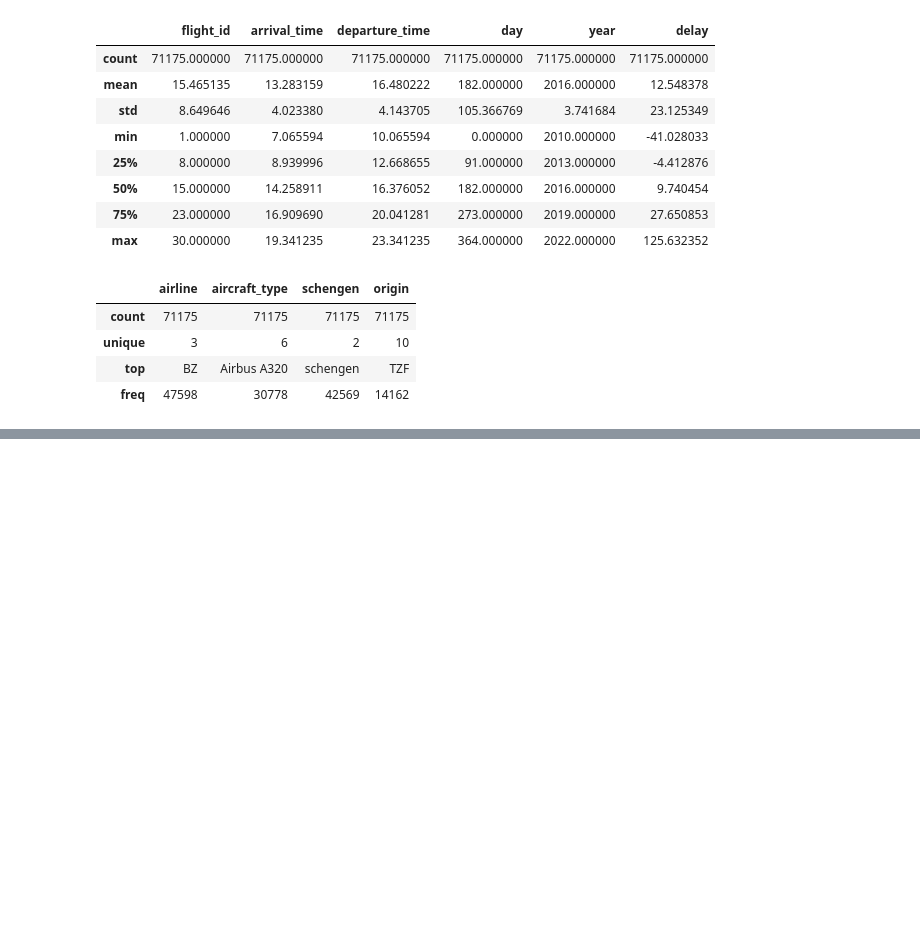
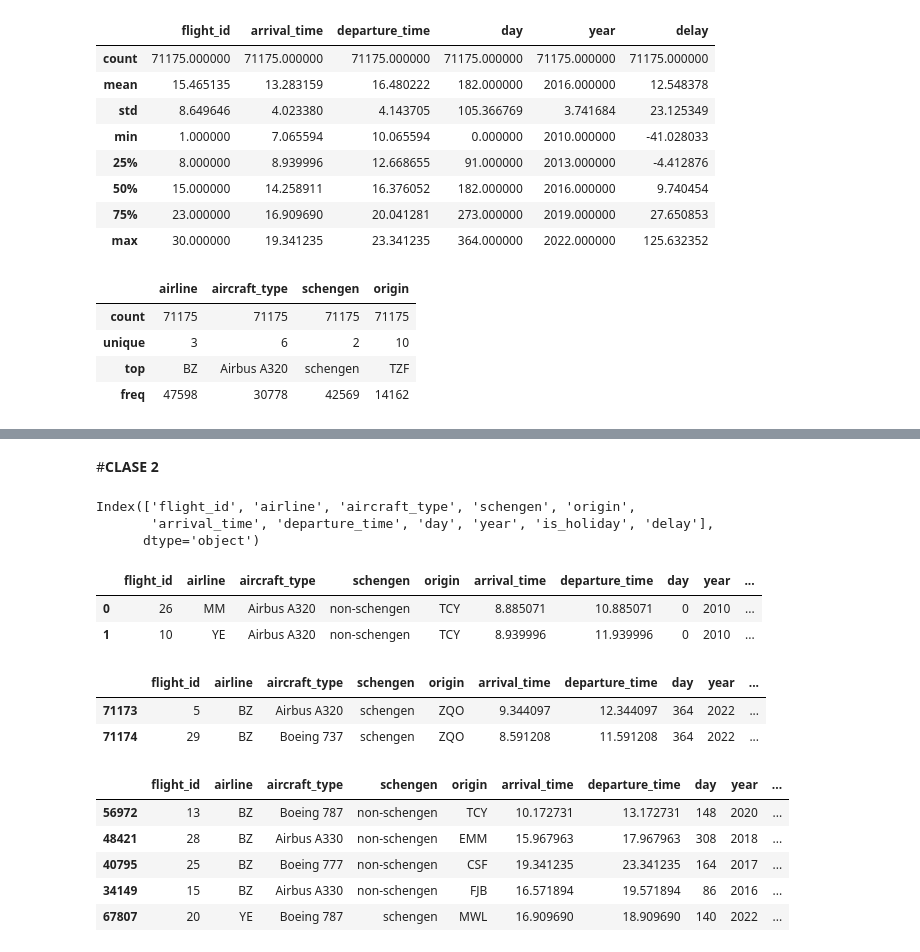
Before and after one commit to Ivan8Garcia/data-science, a Jupyter notebook: optimizacion_aeroportuaria.ipynb, the cells around one changed output, grey strips where cells are left out. Cells and saved outputs as stored; diff of their text form; code cells hidden in the pictures; blank space fills up the shorter version.

```diff
--- a/optimizacion_aeroportuaria.ipynb
+++ b/optimizacion_aeroportuaria.ipynb
@@ -162,0 +185,36 @@ plt.show()
+# %% [markdown]
+#**CLASE 2**
+# %%
+datos.columns
+# %% [output]
+Index(['flight_id', 'airline', 'aircraft_type', 'schengen', 'origin',
+       'arrival_time', 'departure_time', 'day', 'year', 'is_holiday', 'delay'],
+      dtype='object')
+# %%
+#creamos una nueva columna llamada date. y convertimos las columnas "year" y "day" a str para concatenarlas ya que anteriormente
+# eran int(enteros), y usamos el +1 porque el dia 0 nos lo marca como error, asi que se le tiene que sumar 1
+datos["date"]=datos["year"].astype(str)+"-"+(datos["day"]+1).astype(str)
+datos["date"]=pd.to_datetime(datos["date"],format= "%Y-%j") #la j es para convertir el dia 1 en 1ero-enero hasta el dia 364 en 31-dic
+datos.head(2)
+# %% [output]
+|  | flight_id | airline | aircraft_type | schengen | origin | arrival_time | departure_time | day | year | ... |
+| 0 | 26 | MM | Airbus A320 | non-schengen | TCY | 8.885071 | 10.885071 | 0 | 2010 | ... |
+| 1 | 10 | YE | Airbus A320 | non-schengen | TCY | 8.939996 | 11.939996 | 0 | 2010 | ... |
+# %%
+datos.tail(2)
+# %% [output]
+|  | flight_id | airline | aircraft_type | schengen | origin | arrival_time | departure_time | day | year | ... |
+| 71173 | 5 | BZ | Airbus A320 | schengen | ZQO | 9.344097 | 12.344097 | 364 | 2022 | ... |
+| 71174 | 29 | BZ | Boeing 737 | schengen | ZQO | 8.591208 | 11.591208 | 364 | 2022 | ... |
+# %%
+#creando una nueva columna para saber si es fin de semana, recordando que el lunes comienza como 0
+datos["is_weekend"]=datos["date"].dt.weekday.isin([5,6])
+datos["day_name"]=datos["date"].dt.day_name()
+datos.sample(5)
+# %% [output]
+|  | flight_id | airline | aircraft_type | schengen | origin | arrival_time | departure_time | day | year | ... |
+| 56972 | 13 | BZ | Boeing 787 | non-schengen | TCY | 10.172731 | 13.172731 | 148 | 2020 | ... |
+| 48421 | 28 | BZ | Airbus A330 | non-schengen | EMM | 15.967963 | 17.967963 | 308 | 2018 | ... |
+| 40795 | 25 | BZ | Boeing 777 | non-schengen | CSF | 19.341235 | 23.341235 | 164 | 2017 | ... |
+| 34149 | 15 | BZ | Airbus A330 | non-schengen | FJB | 16.571894 | 19.571894 | 86 | 2016 | ... |
+| 67807 | 20 | YE | Boeing 787 | schengen | MWL | 16.909690 | 18.909690 | 140 | 2022 | ... |
```
Also changed, not shown: parts of 14 cells of this notebook.
